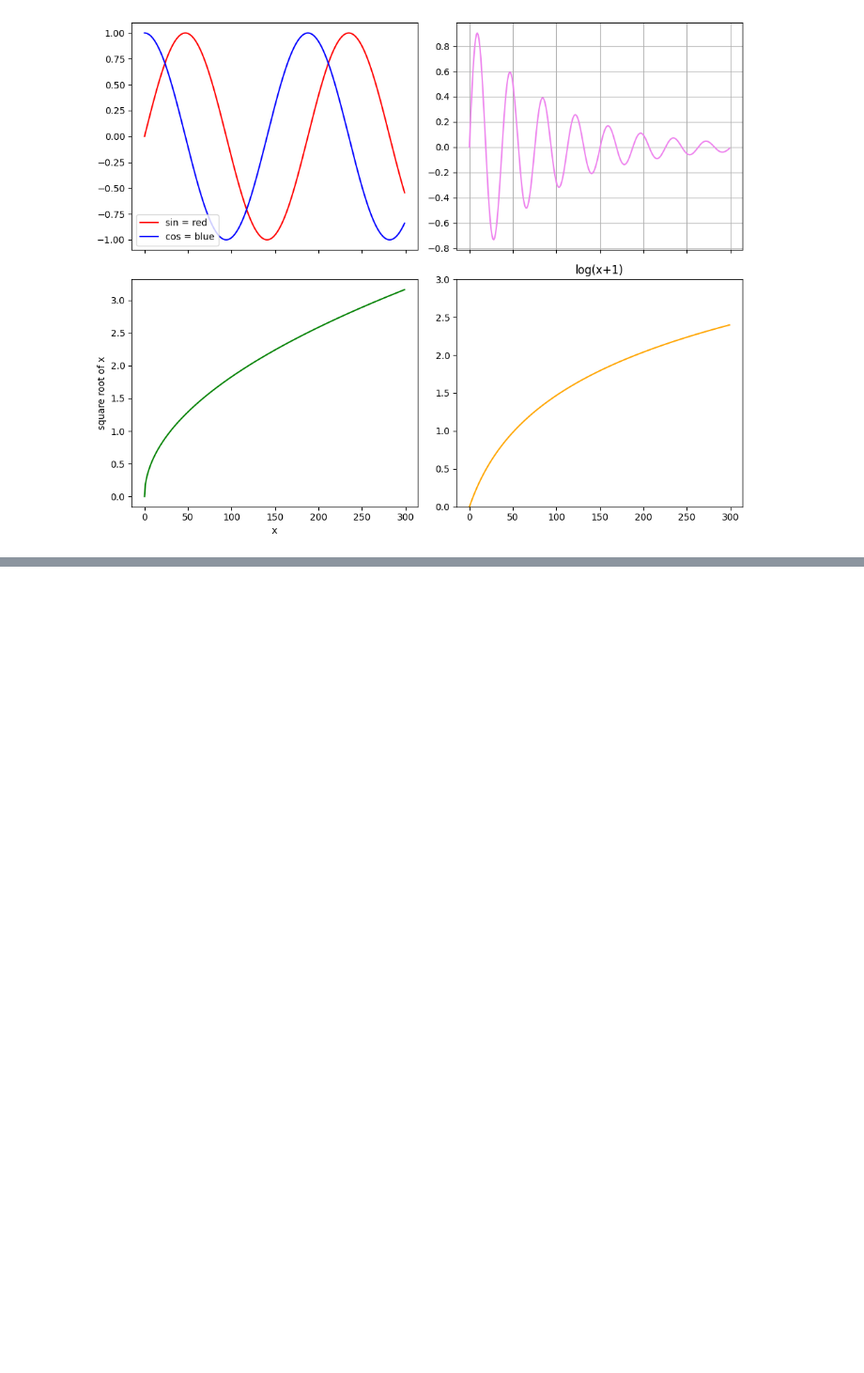
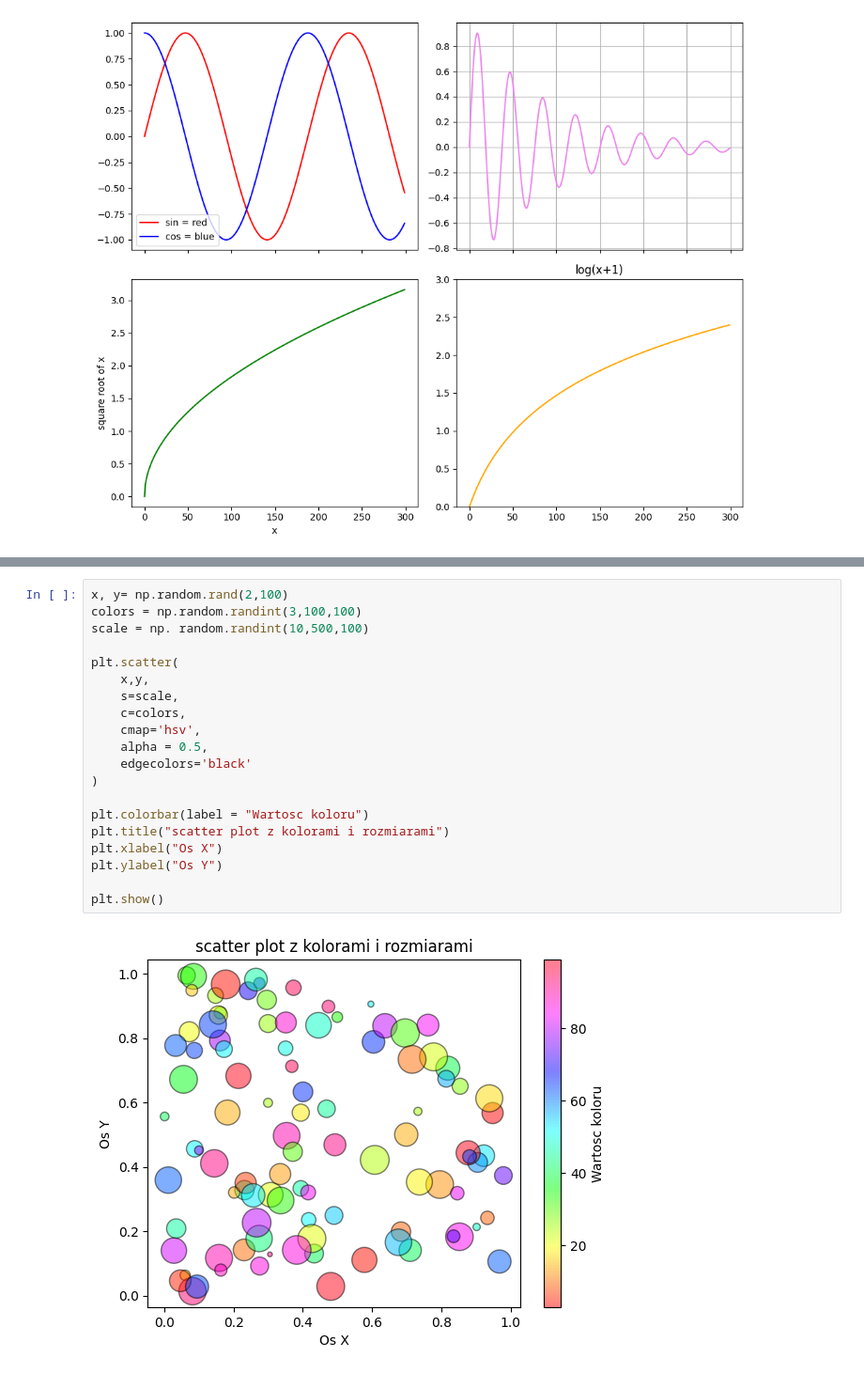
Before and after one commit to woofingforyou/Hands-On-Machine-Learning, a Jupyter notebook: tutorials/Matplotlib/matplotlib.ipynb, the cells around one changed output, grey strips where cells are left out. Shown: that part at 94% size. Drawn from its saved outputs; the diff is of its cells as text; blank space fills up the shorter version.

```diff
--- a/tutorials/Matplotlib/matplotlib.ipynb
+++ b/tutorials/Matplotlib/matplotlib.ipynb
@@ -140,0 +183,22 @@ plt.show()
+# %%
+x, y= np.random.rand(2,100)
+colors = np.random.randint(3,100,100)
+scale = np. random.randint(10,500,100)
+
+plt.scatter(
+    x,y,
+    s=scale,
+    c=colors,
+    cmap='hsv',
+    alpha = 0.5,
+    edgecolors='black'
+)
+
+plt.colorbar(label = "Wartosc koloru")
+plt.title("scatter plot z kolorami i rozmiarami")
+plt.xlabel("Os X")
+plt.ylabel("Os Y")
+
+plt.show()
+# %% [output]
+[figure, added]
```
Also changed, not shown: parts of 3 cells of this notebook, 1 other file.
